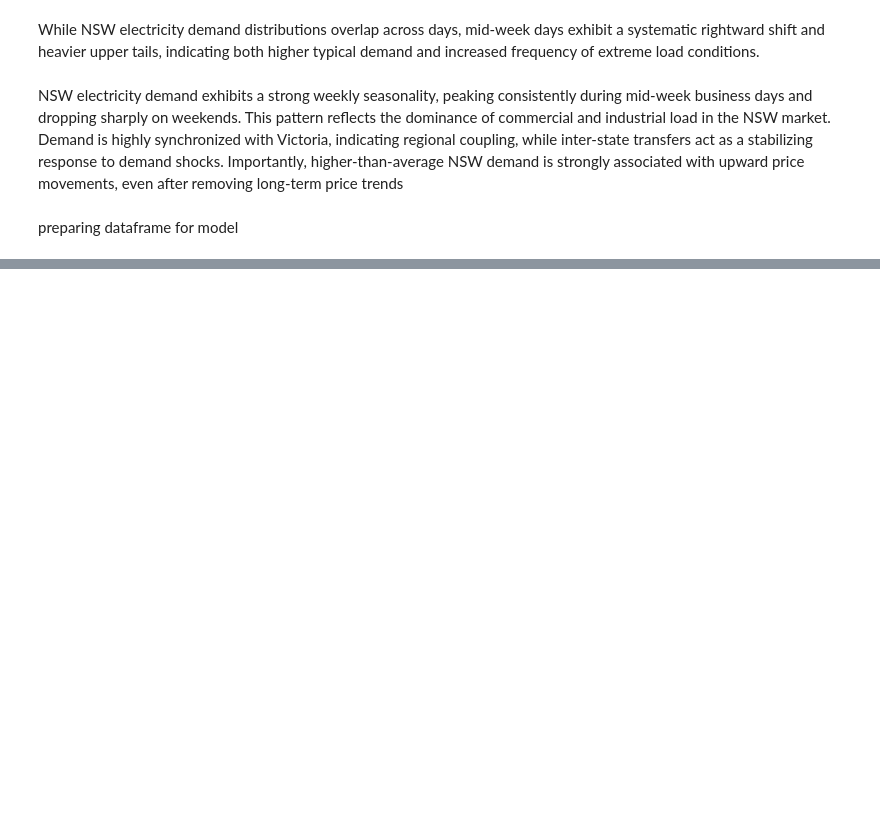
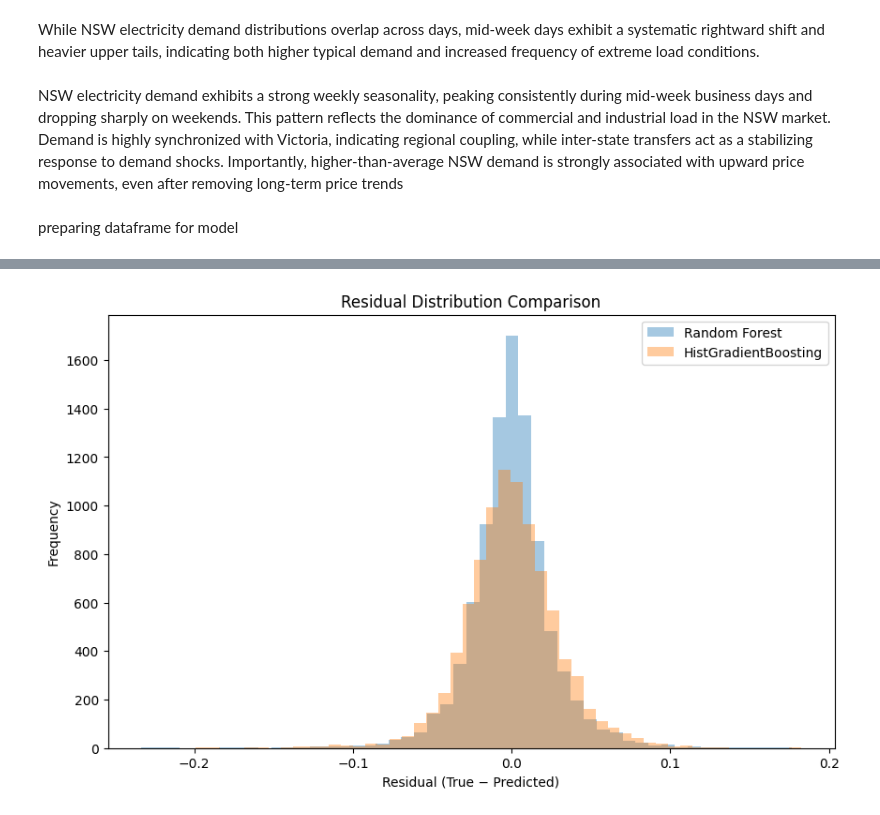
Before and after one commit to danielbnhz/nsw-electricity-demand-analysis, a Jupyter notebook: notebooks/analysis_0_wales.ipynb, the cells around one changed output, grey strips where cells are left out. Drawn from its saved outputs; the diff is of its cells as text; code cells hidden in the pictures; blank space fills up the shorter version.

```diff
--- a/notebooks/analysis_0_wales.ipynb
+++ b/notebooks/analysis_0_wales.ipynb
@@ -126,0 +162,14 @@ rmse_rf, rmse_hgb
+# %%
+rf_residuals = y_test - y_pred_rf
+hgb_residuals = y_test - y_pred_hgb
+
+plt.figure(figsize=(10,6))
+plt.hist(rf_residuals, bins=50, alpha=0.4, label="Random Forest")
+plt.hist(hgb_residuals, bins=50, alpha=0.4, label="HistGradientBoosting")
+plt.xlabel("Residual (True − Predicted)")
+plt.ylabel("Frequency")
+plt.title("Residual Distribution Comparison")
+plt.legend()
+plt.show()
+# %% [output]
+[figure, added]
```
Also changed, not shown: parts of 5 cells of this notebook.
